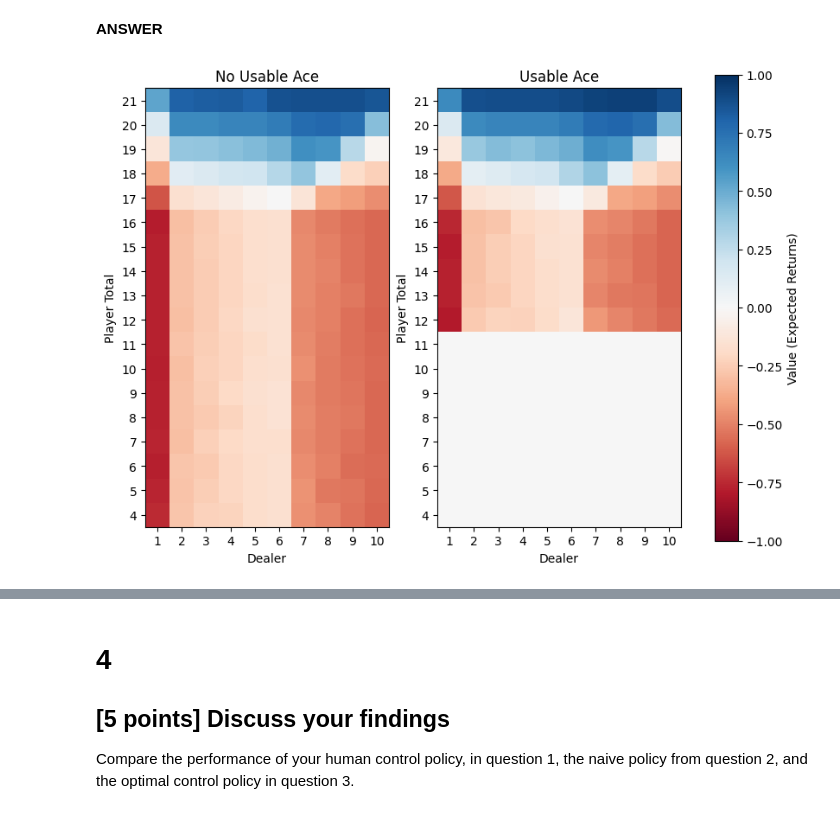
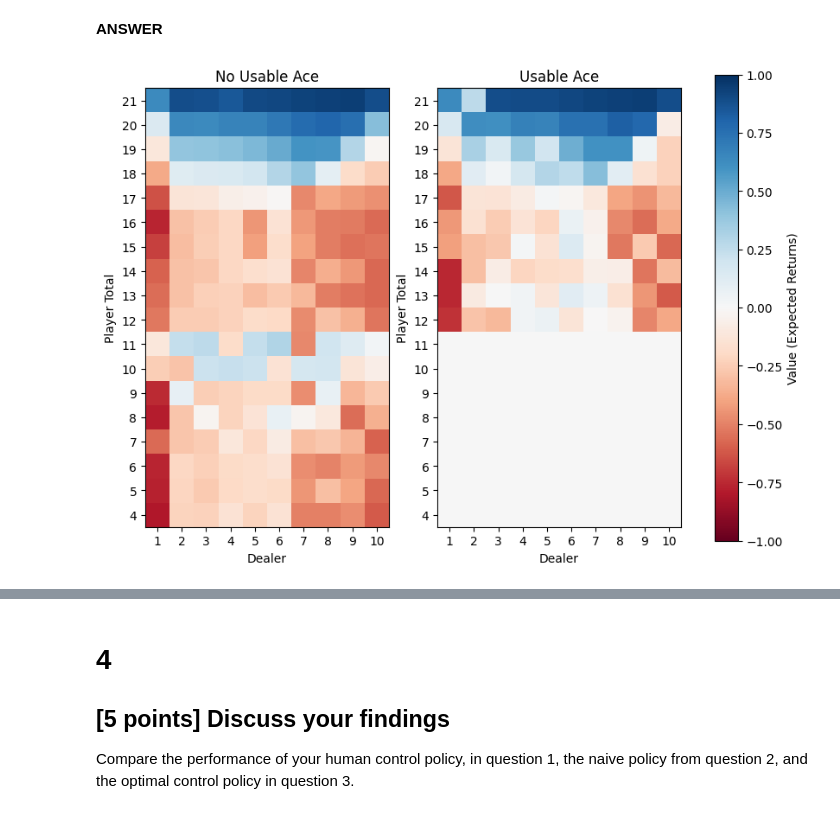
Before and after one commit to nick-carroll1/ids705, a Jupyter notebook: assignments/Assignment_6.ipynb, the cells around one changed output, grey strips where cells are left out. Saved outputs shown, nothing was run; the diff lists cells and outputs as text; code cells hidden in the pictures.

```diff
--- a/assignments/Assignment_6.ipynb
+++ b/assignments/Assignment_6.ipynb
@@ -552,10 +582,10 @@ def plot_policy(pi):
     cbar = plt.colorbar(im, ax=axes)
     cbar.set_label('Action (Stay = 0, Hit = 1)')
 # %%
-v, pi, avg_return = mc_control(5_000_000)
+v, pi, avg_return = mc_control(1_000_000)
 plot_value(v)
 # %% [output]
-[figure, old version]
+[figure, new version]
 # %%
 plot_policy(pi)
 # %% [output]
```
Also changed, not shown: parts of 12 cells of this notebook, 2 other files.
